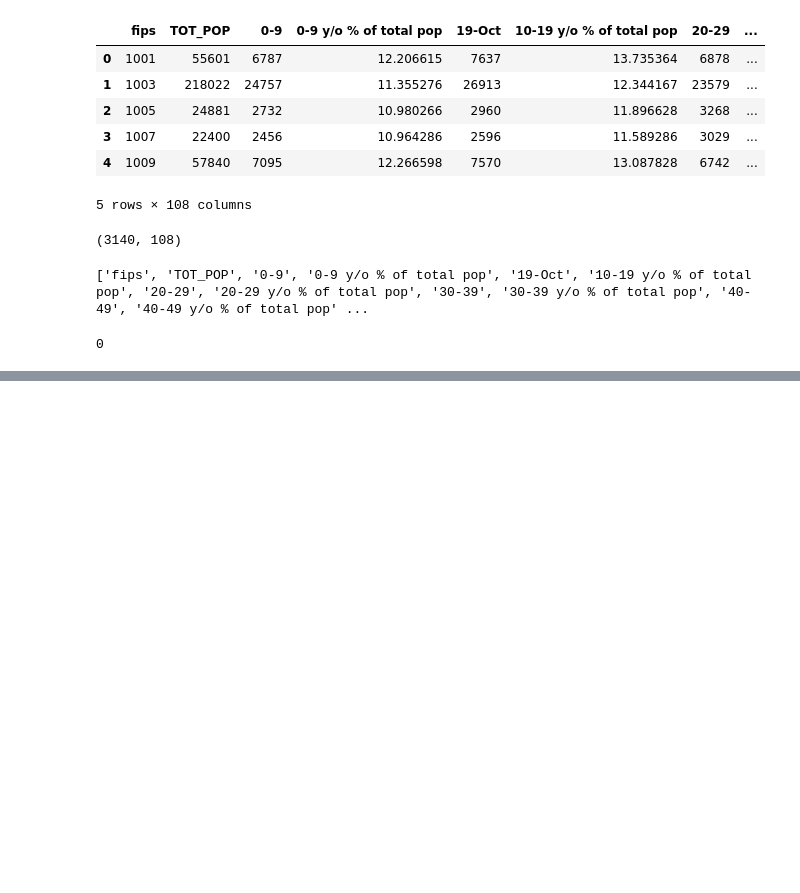
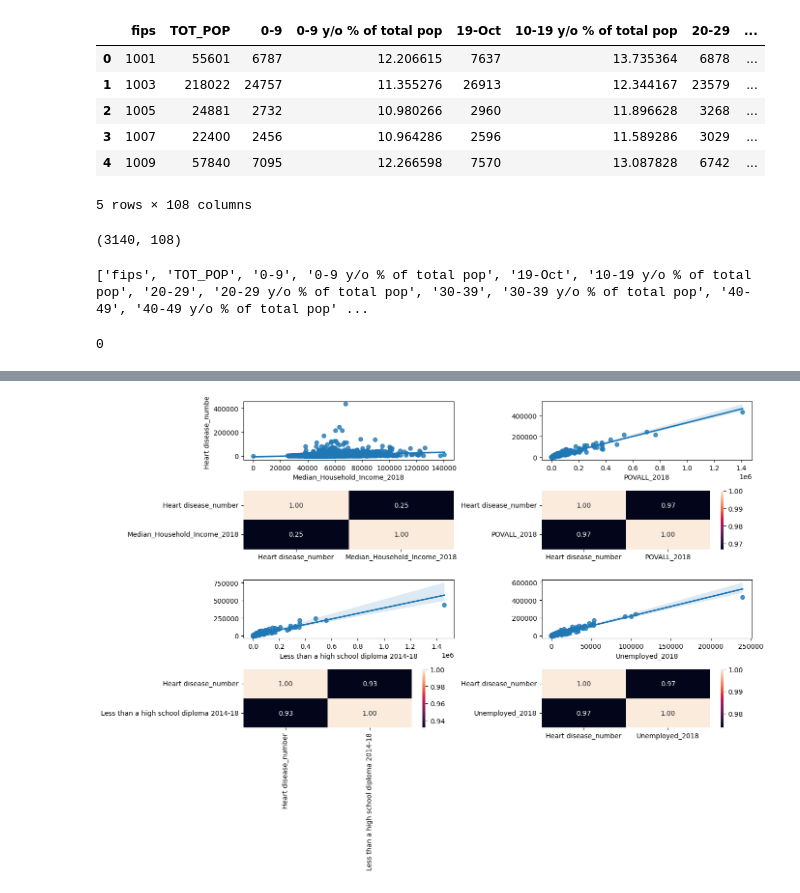
Before and after one commit to Piris14/machine-learning-python-template, a Jupyter notebook: src/explore4.ipynb, the cells around one changed output, grey strips where cells are left out. Saved outputs shown, nothing was run; the diff lists cells and outputs as text; code cells hidden in the pictures; blank space fills up the shorter version.

```diff
--- a/src/explore4.ipynb
+++ b/src/explore4.ipynb
@@ -31,0 +92,22 @@ k
+# %%
+fig, axis = plt.subplots(4, 2, figsize = (14, 10))
+
+sns.regplot(ax = axis[0, 0], data = df, x = "Median_Household_Income_2018", y = "Heart disease_number")
+sns.heatmap(df[["Heart disease_number", "Median_Household_Income_2018"]].corr(), annot = True, fmt = ".2f", ax = axis[1, 0], cbar = False)
+
+sns.regplot(ax = axis[0, 1], data = df, x = "POVALL_2018", y = "Heart disease_number").set(ylabel=None)
+sns.heatmap(df[["Heart disease_number", "POVALL_2018"]].corr(), annot = True, fmt = ".2f", ax = axis[1, 1])
+
+sns.regplot(ax = axis[2, 0], data = df, x = "Less than a high school diploma 2014-18", y = "Heart disease_number").set(ylabel=None)
+sns.heatmap(df[["Heart disease_number", "Less than a high school diploma 2014-18"]].corr(), annot = True, fmt = ".2f", ax = axis[3, 0])
+
+sns.regplot(ax = axis[2, 1], data = df, x = "Unemployed_2018", y = "Heart disease_number").set(ylabel=None)
+sns.heatmap(df[["Heart disease_number", "Unemployed_2018"]].corr(), annot = True, fmt = ".2f", ax = axis[3, 1])
+
+
+plt.tight_layout()
+
+
+plt.show()
+# %% [output]
+[figure, added]
```
Also changed, not shown: parts of 8 cells of this notebook, 4 other files.
